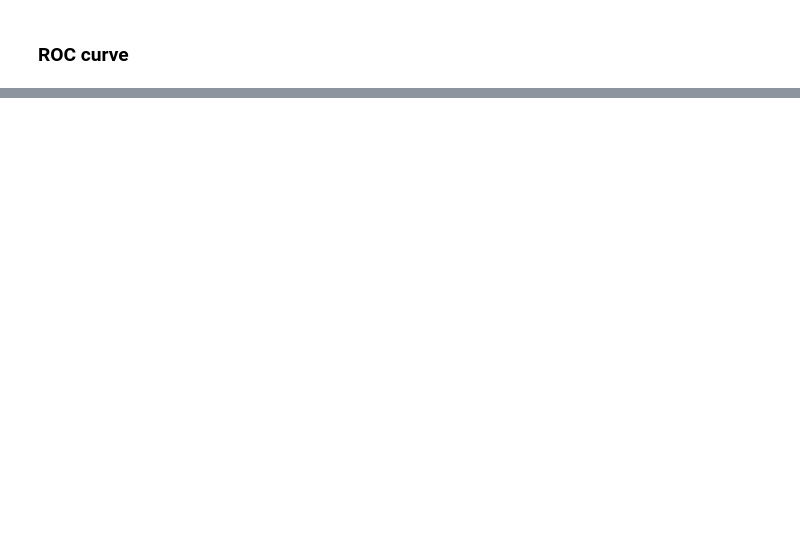
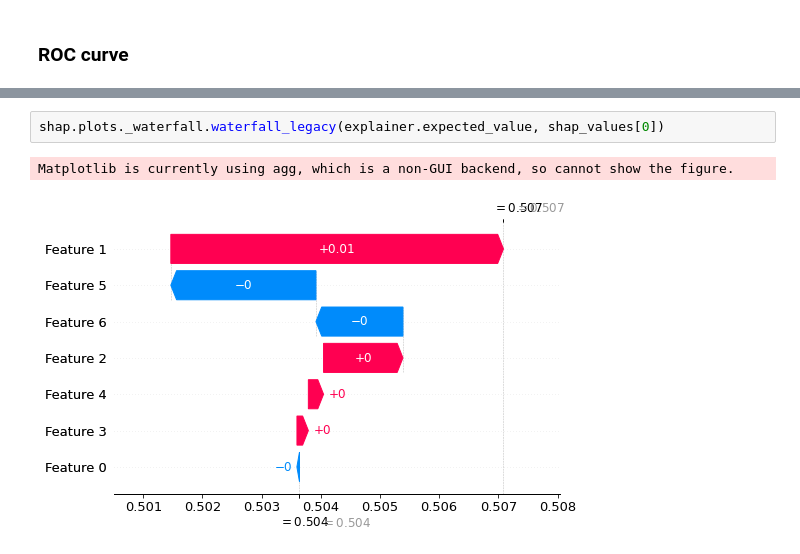
Before and after one commit to IsaiasGutierrezCruz/ChallengePretermMicrobiome, a Jupyter notebook: ExampleFlowModeling.ipynb, the cells around one changed output, grey strips where cells are left out. Drawn from its saved outputs; the diff is of its cells as text; blank space fills up the shorter version.

```diff
--- a/ExampleFlowModeling.ipynb
+++ b/ExampleFlowModeling.ipynb
@@ -76,0 +276,5 @@ fig_roc_auc = plot_roc_auc(actual_target, predicted_target)
+# %%
+shap.plots._waterfall.waterfall_legacy(explainer.expected_value, shap_values[0])
+# %% [output]
+Matplotlib is currently using agg, which is a non-GUI backend, so cannot show the figure.
+[figure, added]
```
Also changed, not shown: parts of 42 cells of this notebook, 2 other files.
